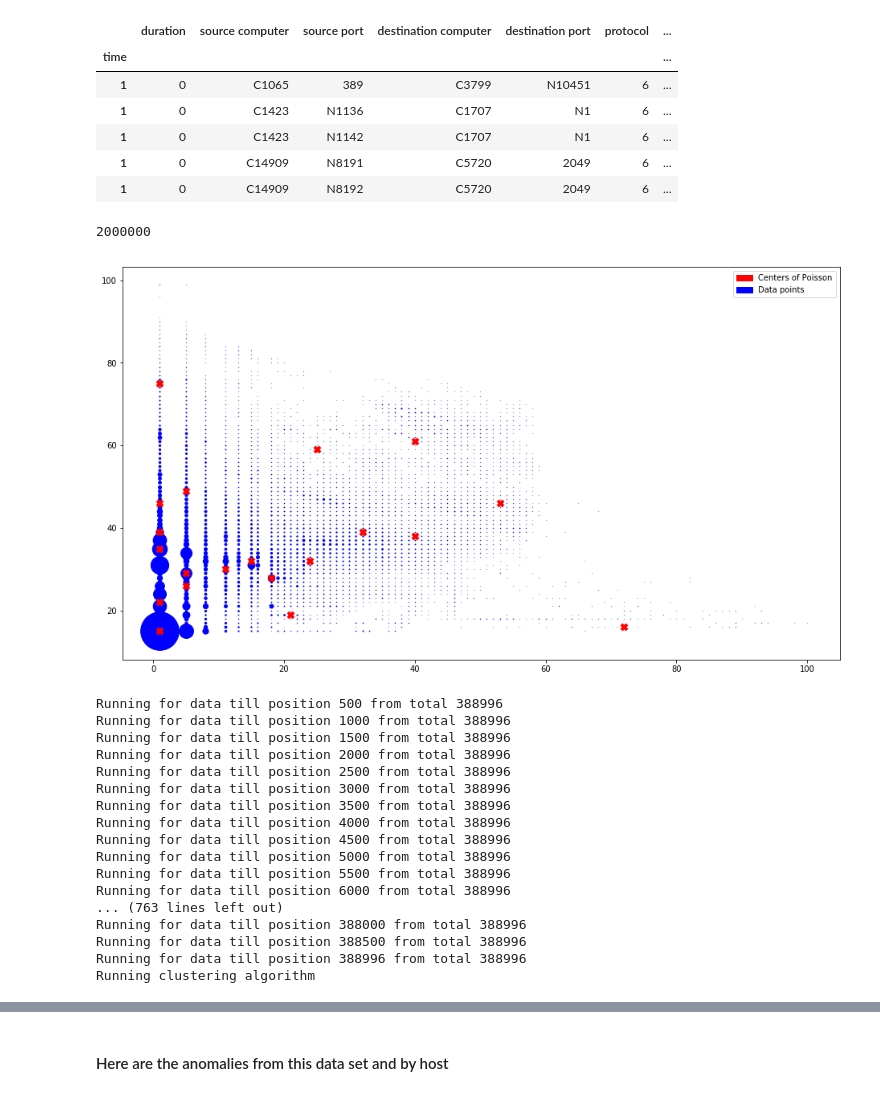
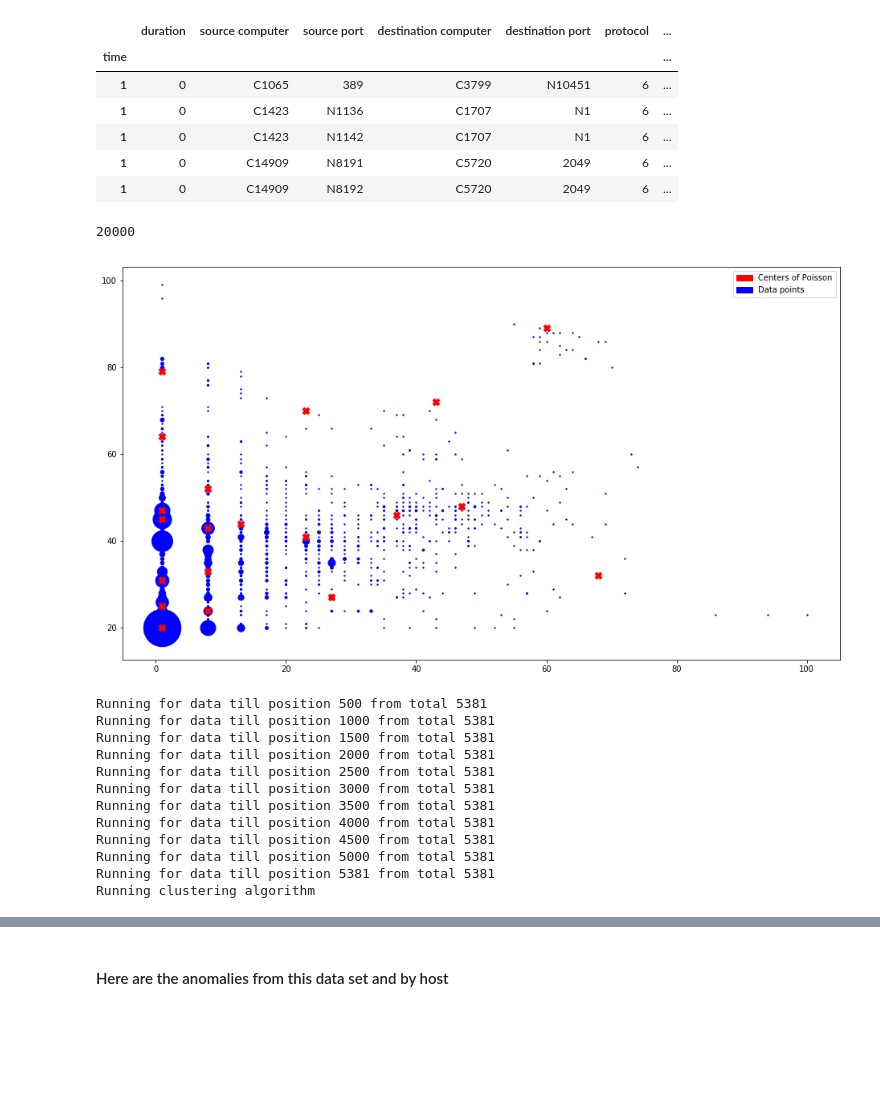
Before and after one commit to SotirisAnagnostidis/onlineAnomalyDetection, a Jupyter notebook: diploma/diploma.ipynb, the cells around one changed output, grey strips where cells are left out. Saved outputs shown, nothing was run; the diff lists cells and outputs as text; code cells hidden in the pictures; blank space fills up the shorter version.

```diff
--- a/diploma/diploma.ipynb
+++ b/diploma/diploma.ipynb
@@ -5,7 +5,7 @@ import pandas as pd
 import numpy as np
 %matplotlib inline
 
-df = pd.read_csv('../../../diploma/multi-source-syber-security-events/flows.txt', header=None, nrows=2000000)
+df = pd.read_csv('../../../diploma/multi-source-syber-security-events/flows.txt', header=None, nrows=20000)
 
 df.columns = ['time', 'duration', 'source computer', 'source port', 'destination computer',
               'destination port', 'protocol', 'packet count', 'byte count']
@@ -29,7 +29,7 @@ df.head()
 # or try a simple generated dataset
 len(df)
 # %% [output]
-2000000
+20000
 # %%
 from sklearn.preprocessing import MinMaxScaler
 
@@ -62,37 +62,32 @@ from plots import plot_points, plot_results, plot_category, plot_all_categories
 # %%
 from helper import get_random_initialize_lamdas
 from kplusplus import KPlusPlus
 
 mixtures = 20
 
 kplusplus = KPlusPlus(mixtures, groupped_data.values[:,:-1])
 
 kplusplus.init_centers()
 
 # random initialization
-onlineEM = OnlineEM([1/mixtures]*mixtures, kplusplus.centers, 500, n_clusters=20, verbose=1)
+onlineEM = OnlineEM([1/mixtures]*mixtures, kplusplus.centers, 500, n_clusters=8, verbose=1)
 plot_points(groupped_data.values[:,:-1], onlineEM)
 # %% [output]
-[figure, old version]
+[figure, new version]
 # %%
 onlineEM.fit(groupped_data.values)
 # %% [output]
-Running for data till position 500 from total 388996
-Running for data till position 1000 from total 388996
-Running for data till position 1500 from total 388996
-Running for data till position 2000 from total 388996
-Running for data till position 2500 from total 388996
-Running for data till position 3000 from total 388996
-Running for data till position 3500 from total 388996
-Running for data till position 4000 from total 388996
-Running for data till position 4500 from total 388996
-Running for data till position 5000 from total 388996
-Running for data till position 5500 from total 388996
-Running for data till position 6000 from total 388996
-... (763 lines left out)
-Running for data till position 388000 from total 388996
-Running for data till position 388500 from total 388996
-Running for data till position 388996 from total 388996
+Running for data till position 500 from total 5381
+Running for data till position 1000 from total 5381
+Running for data till position 1500 from total 5381
+Running for data till position 2000 from total 5381
+Running for data till position 2500 from total 5381
+Running for data till position 3000 from total 5381
+Running for data till position 3500 from total 5381
+Running for data till position 4000 from total 5381
+Running for data till position 4500 from total 5381
+Running for data till position 5000 from total 5381
+Running for data till position 5381 from total 5381
 Running clustering algorithm
 # %%
 plot_results(onlineEM, legend=False)
```
Also changed, not shown: parts of 12 cells of this notebook, 2 other files.
